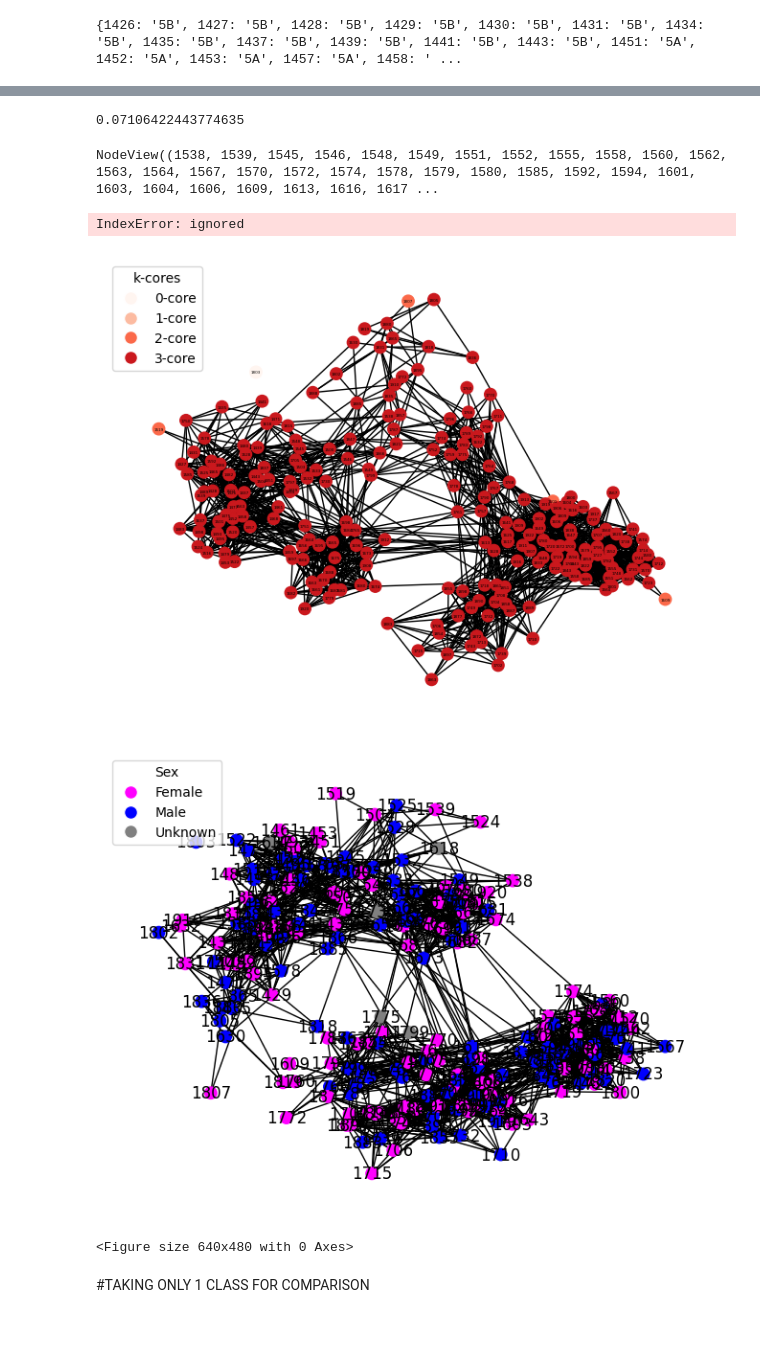
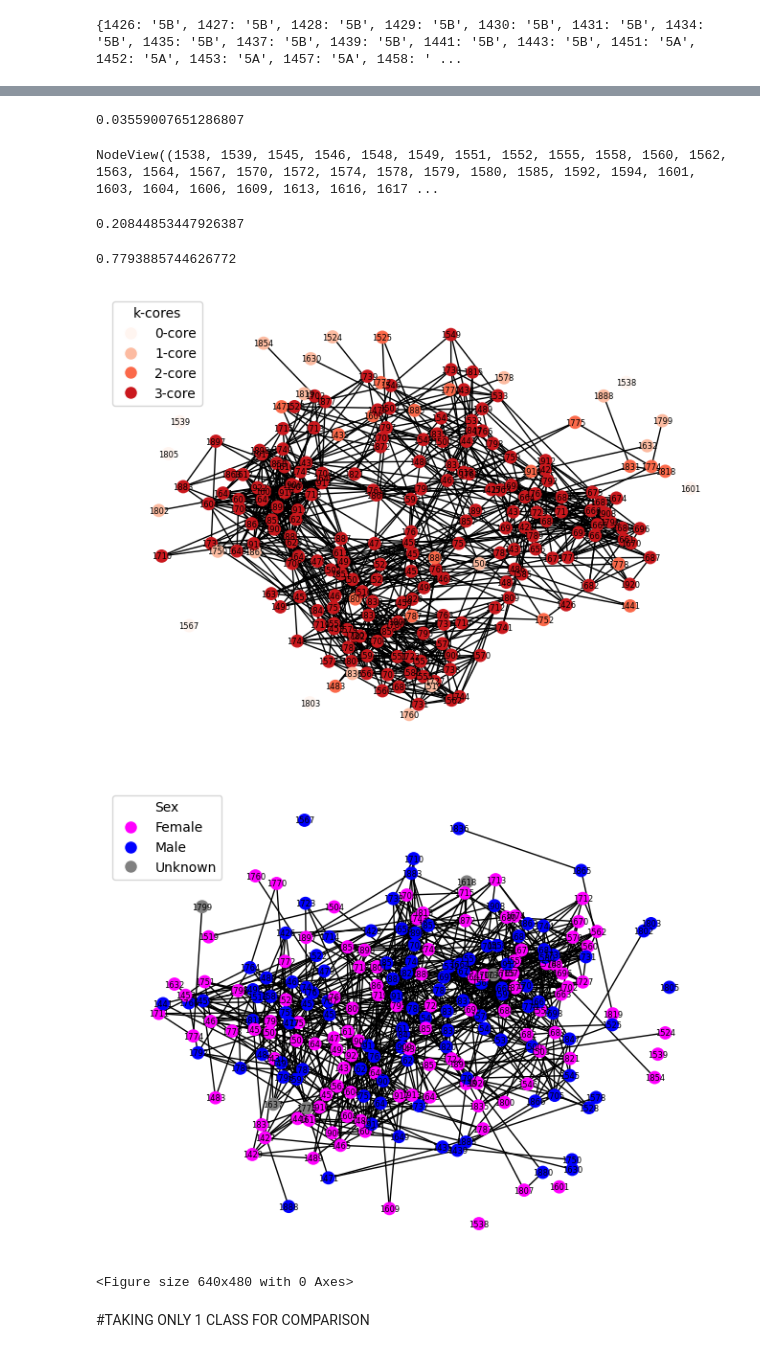
Before and after one commit to MatteoFusconi/Social-Network-Analysis, a Jupyter notebook: PrimarySchool.ipynb, the cells around one changed output, grey strips where cells are left out. Cells and saved outputs as stored; diff of their text form; code cells hidden in the pictures.

```diff
--- a/PrimarySchool.ipynb
+++ b/PrimarySchool.ipynb
@@ -56,7 +56,7 @@ for node_id in map(int, node_data):
 
 # Add edges to the graph with duration greater than 120
 for source, target, duration, count in edge_data:
-    if int(duration) > 120:
+    if int(duration) > 320:
         G.add_edge(int(source), int(target), duration=int(duration), count=int(count))
 
 # Exclude teachers from the nodes
@@ -108,7 +108,7 @@ I 10 valori massimi sono: [0.15859030837004406, 0.14537444933920707, 0.140969162
 # %%
 nx.density(G)
 # %% [output]
-0.07106422443774635
+0.03559007651286807
 # %%
 G.nodes()
 # %% [output]
@@ -128,10 +116,13 @@ def calculate_homophily(G, attribute):
-# %%
-# Calculate the Pearson correlation coefficient for the specified attribute
-correlation_result = calculate_homophily(G, 'sex')
-
-print(f"Pearson correlation coefficient: {correlation_result}")
-# %% [output]
-IndexError: ignored
+# %%
+#homophily for the attribute 'sex'
+nx.attribute_assortativity_coefficient(G,'sex')
+# %% [output]
+0.20844853447926387
+# %%
+#homophily for the attribute 'class_label'
+nx.attribute_assortativity_coefficient(G,'class_label')
+# %% [output]
+0.7793885744626772
 # %%
 G_1_core = nx.k_core(G, k= 1)
 G_2_core = nx.k_core(G, k= 2)
@@ -164,7 +155,7 @@ node_colors = [cmap(norm(k)) for k in k_mask]
 
 # Draw the graph with node colors
 pos = nx.spring_layout(G, k=0.4)  # You can choose a different layout if desired
-nx.draw(G, pos, with_labels=True, node_color=node_colors, node_size=80, font_size=3)
+nx.draw(G, pos, with_labels=True, node_color=node_colors, node_size=80, font_size=6)
 
 # Create a custom legend
 legend_labels = {v: k for k, v in color_legend.items()}
@@ -174,28 +165,28 @@ plt.legend(handles=legend_handles, title='k-cores', loc='upper left')
 
 plt.show()
 # %% [output]
-[figure, old version]
+[figure, new version]
 # %%
 # Create a mapping of 'sex' attribute values to colors
 color_map = {'F': 'magenta', 'M': 'blue', 'Unknown':'grey'}
 color_legend = {'F': 'Female', 'M': 'Male', 'Unknown': 'Unknown'}
 
 # Extract the 'sex' attribute for each node and assign a color based on the attribute
 node_colors = [color_map[G.nodes[node]['sex']] for node in G.nodes()]
 
 # Draw the graph with node colors
 pos = nx.spring_layout(G,k=0.4)  # You can choose a different layout if desired
-nx.draw(G, pos, with_labels=True, node_color=node_colors, node_size=80, font_size=12)
+nx.draw(G, pos, with_labels=True, node_color=node_colors, node_size=80, font_size=6)
 
 # Create a custom legend
 legend_labels = {v: k for k, v in color_legend.items()}
 legend_handles = [plt.Line2D([0], [0], marker='o', color='w', markerfacecolor=color_map[legend_labels[label]], markersize=10, label=label) for label in color_legend.values()]
 plt.legend(handles=legend_handles, title='Sex', loc='upper left')
 
 plt.show()
 plt.savefig('sex_feature')
 # %% [output]
-[figure, old version]
+[figure, new version]
 <Figure size 640x480 with 0 Axes>
 # %% [markdown]
 #TAKING ONLY 1 CLASS FOR COMPARISON
```
Also changed, not shown: parts of 13 cells of this notebook.
